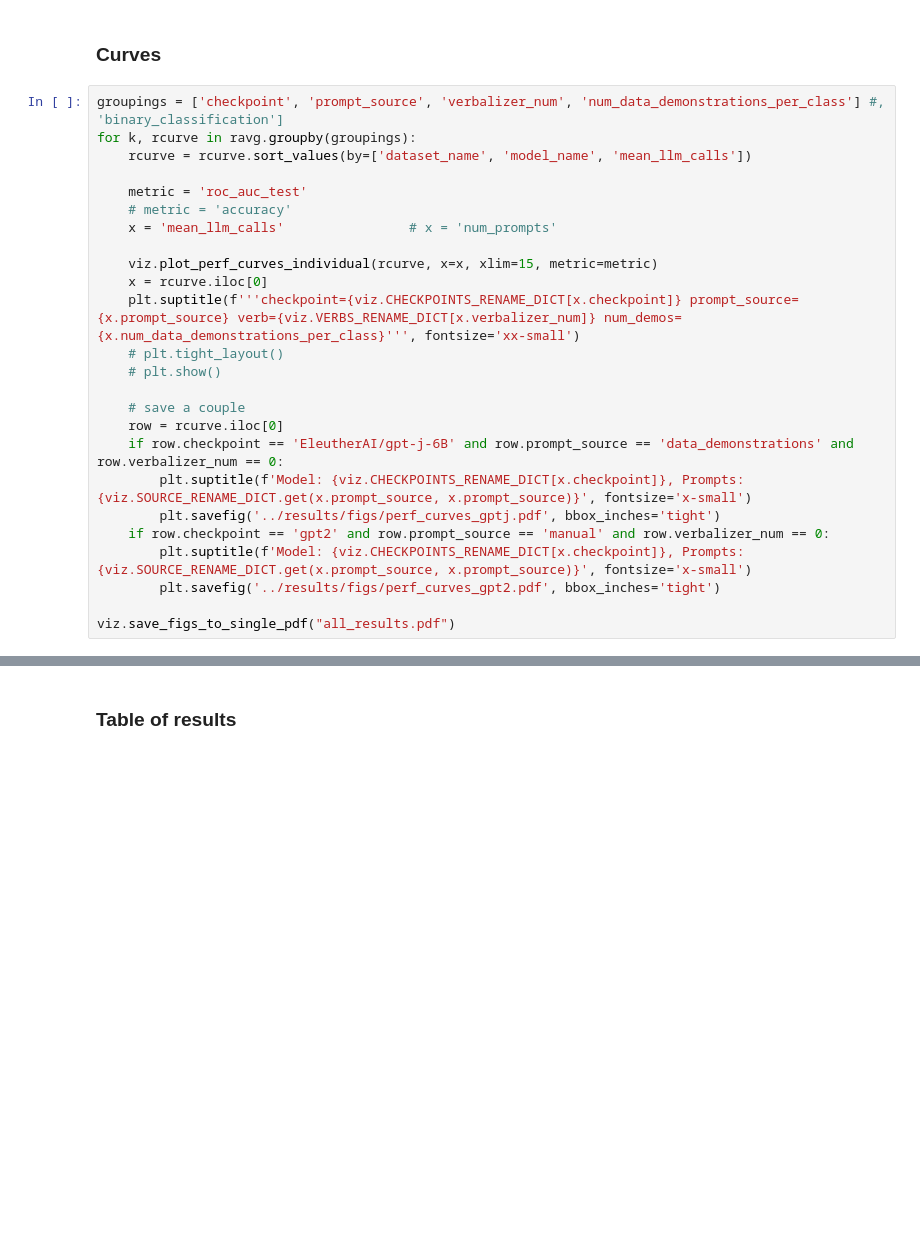
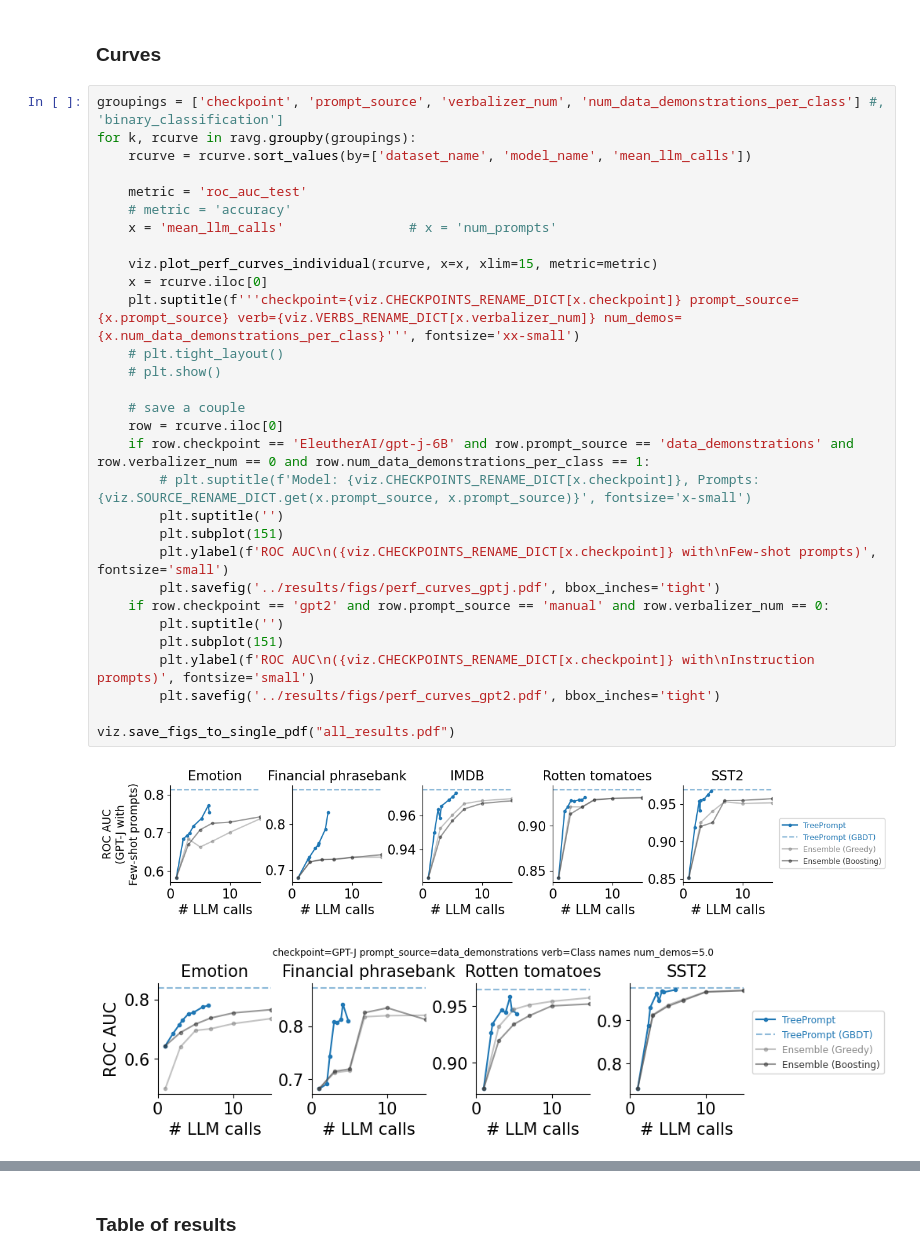
Before and after one commit to csinva/tree-prompt, a Jupyter notebook: notebooks/01_model_results.ipynb, the cells around one changed output, grey strips where cells are left out. Saved outputs shown, nothing was run; the diff lists cells and outputs as text; blank space fills up the shorter version.

Commit message:
update efficiency curve plots

```diff
--- a/notebooks/01_model_results.ipynb
+++ b/notebooks/01_model_results.ipynb
@@ -28,25 +28,33 @@ ravg = r[r.seed == 1]
 # %%
 groupings = ['checkpoint', 'prompt_source', 'verbalizer_num', 'num_data_demonstrations_per_class'] #, 'binary_classification']
 for k, rcurve in ravg.groupby(groupings):
     rcurve = rcurve.sort_values(by=['dataset_name', 'model_name', 'mean_llm_calls'])
 
     metric = 'roc_auc_test'
     # metric = 'accuracy'
     x = 'mean_llm_calls'                # x = 'num_prompts'
 
     viz.plot_perf_curves_individual(rcurve, x=x, xlim=15, metric=metric)
     x = rcurve.iloc[0]
     plt.suptitle(f'''checkpoint={viz.CHECKPOINTS_RENAME_DICT[x.checkpoint]} prompt_source={x.prompt_source} verb={viz.VERBS_RENAME_DICT[x.verbalizer_num]} num_demos={x.num_data_demonstrations_per_class}''', fontsize='xx-small')
     # plt.tight_layout()
     # plt.show()
 
     # save a couple
     row = rcurve.iloc[0]
-    if row.checkpoint == 'EleutherAI/gpt-j-6B' and row.prompt_source == 'data_demonstrations' and row.verbalizer_num == 0:
-        plt.suptitle(f'Model: {viz.CHECKPOINTS_RENAME_DICT[x.checkpoint]}, Prompts: {viz.SOURCE_RENAME_DICT.get(x.prompt_source, x.prompt_source)}', fontsize='x-small')
+    if row.checkpoint == 'EleutherAI/gpt-j-6B' and row.prompt_source == 'data_demonstrations' and row.verbalizer_num == 0 and row.num_data_demonstrations_per_class == 1:
+        # plt.suptitle(f'Model: {viz.CHECKPOINTS_RENAME_DICT[x.checkpoint]}, Prompts: {viz.SOURCE_RENAME_DICT.get(x.prompt_source, x.prompt_source)}', fontsize='x-small')
+        plt.suptitle('')
+        plt.subplot(151)
+        plt.ylabel(f'ROC AUC\n({viz.CHECKPOINTS_RENAME_DICT[x.checkpoint]} with\nFew-shot prompts)', fontsize='small')
         plt.savefig('../results/figs/perf_curves_gptj.pdf', bbox_inches='tight')
     if row.checkpoint == 'gpt2' and row.prompt_source == 'manual' and row.verbalizer_num == 0:
-        plt.suptitle(f'Model: {viz.CHECKPOINTS_RENAME_DICT[x.checkpoint]}, Prompts: {viz.SOURCE_RENAME_DICT.get(x.prompt_source, x.prompt_source)}', fontsize='x-small')
+        plt.suptitle('')
+        plt.subplot(151)
+        plt.ylabel(f'ROC AUC\n({viz.CHECKPOINTS_RENAME_DICT[x.checkpoint]} with\nInstruction prompts)', fontsize='small')
         plt.savefig('../results/figs/perf_curves_gpt2.pdf', bbox_inches='tight')
 
 viz.save_figs_to_single_pdf("all_results.pdf")
+# %% [output]
+[figure, added]
+[figure, added]
```
Also changed, not shown: parts of 2 cells of this notebook, 1 other file.
